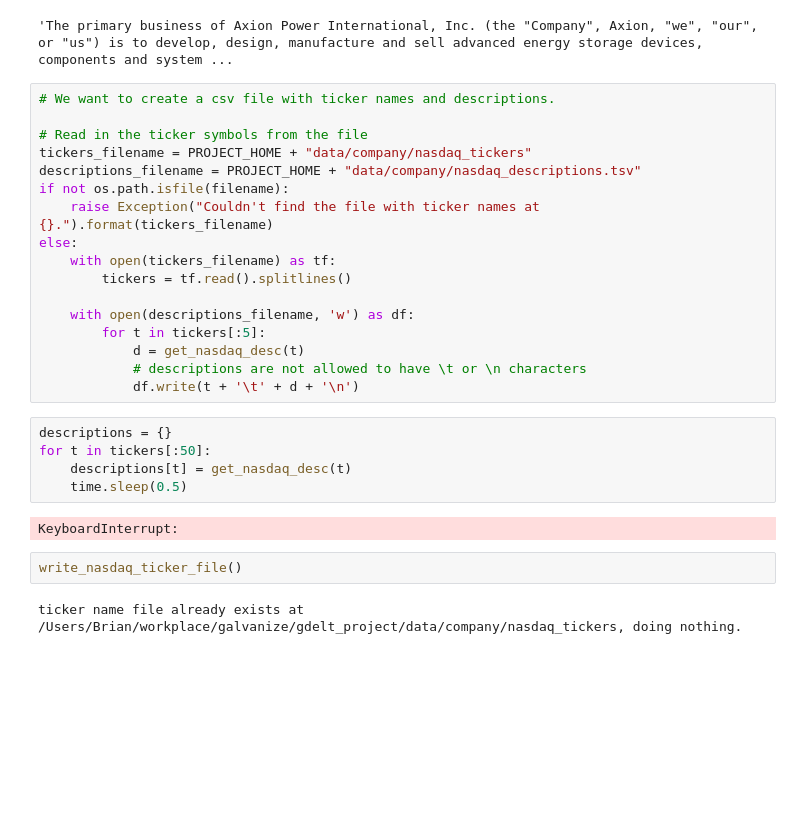
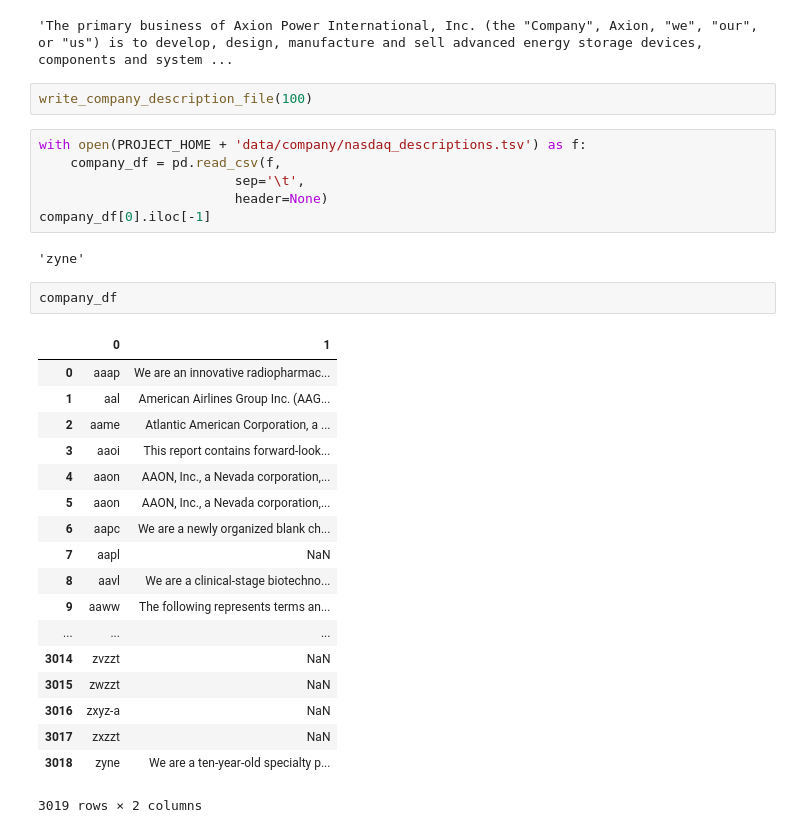
Before and after one commit to brian8128/gdelt_project, a Jupyter notebook: DataExtraction.ipynb, the cells around one changed output. Saved outputs shown, nothing was run; the diff lists cells and outputs as text; blank space fills up the shorter version.

```diff
--- a/DataExtraction.ipynb
+++ b/DataExtraction.ipynb
@@ -203,31 +207,34 @@ df.columns[idx3]
 get_nasdaq_desc("axpw")
 # %% [output]
 'The primary business of Axion Power International, Inc. (the "Company", Axion, "we", "our", or "us") is to develop, design, manufacture and sell advanced energy storage devices, components and system ...
-# %%
-# We want to create a csv file with ticker names and descriptions.
-
-# Read in the ticker symbols from the file
-tickers_filename = PROJECT_HOME + "data/company/nasdaq_tickers"
-descriptions_filename = PROJECT_HOME + "data/company/nasdaq_descriptions.tsv"
-if not os.path.isfile(filename):
-    raise Exception("Couldn't find the file with ticker names at {}.").format(tickers_filename)
-else:
-    with open(tickers_filename) as tf:
-        tickers = tf.read().splitlines()
-
-    with open(descriptions_filename, 'w') as df:
-        for t in tickers[:5]:
-            d = get_nasdaq_desc(t)
-            # descriptions are not allowed to have \t or \n characters
-            df.write(t + '\t' + d + '\n')
-# %%
-descriptions = {}
-for t in tickers[:50]:
-    descriptions[t] = get_nasdaq_desc(t)
-    time.sleep(0.5)
-# %% [output]
-KeyboardInterrupt:
-# %%
-write_nasdaq_ticker_file()
-# %% [output]
-ticker name file already exists at /Users/Brian/workplace/galvanize/gdelt_project/data/company/nasdaq_tickers, doing nothing.
+# %%
+write_company_description_file(100)
+# %%
+with open(PROJECT_HOME + 'data/company/nasdaq_descriptions.tsv') as f:
+    company_df = pd.read_csv(f,
+                         sep='\t',
+                         header=None)
+company_df[0].iloc[-1]
+# %% [output]
+'zyne'
+# %%
+company_df
+# %% [output]
+|  | 0 | 1 |
+| 0 | aaap | We are an innovative radiopharmac... |
+| 1 | aal | American Airlines Group Inc. (AAG... |
+| 2 | aame | Atlantic American Corporation, a ... |
+| 3 | aaoi | This report contains forward-look... |
+| 4 | aaon | AAON, Inc., a Nevada corporation,... |
+| 5 | aaon | AAON, Inc., a Nevada corporation,... |
+| 6 | aapc | We are a newly organized blank ch... |
+| 7 | aapl | NaN |
+| 8 | aavl | We are a clinical-stage biotechno... |
+| 9 | aaww | The following represents terms an... |
+| ... | ... | ... |
+| 3014 | zvzzt | NaN |
+| 3015 | zwzzt | NaN |
+| 3016 | zxyz-a | NaN |
+| 3017 | zxzzt | NaN |
+| 3018 | zyne | We are a ten-year-old specialty p... |
+3019 rows × 2 columns
```
Also changed, not shown: parts of 7 cells of this notebook, 3 other files.
